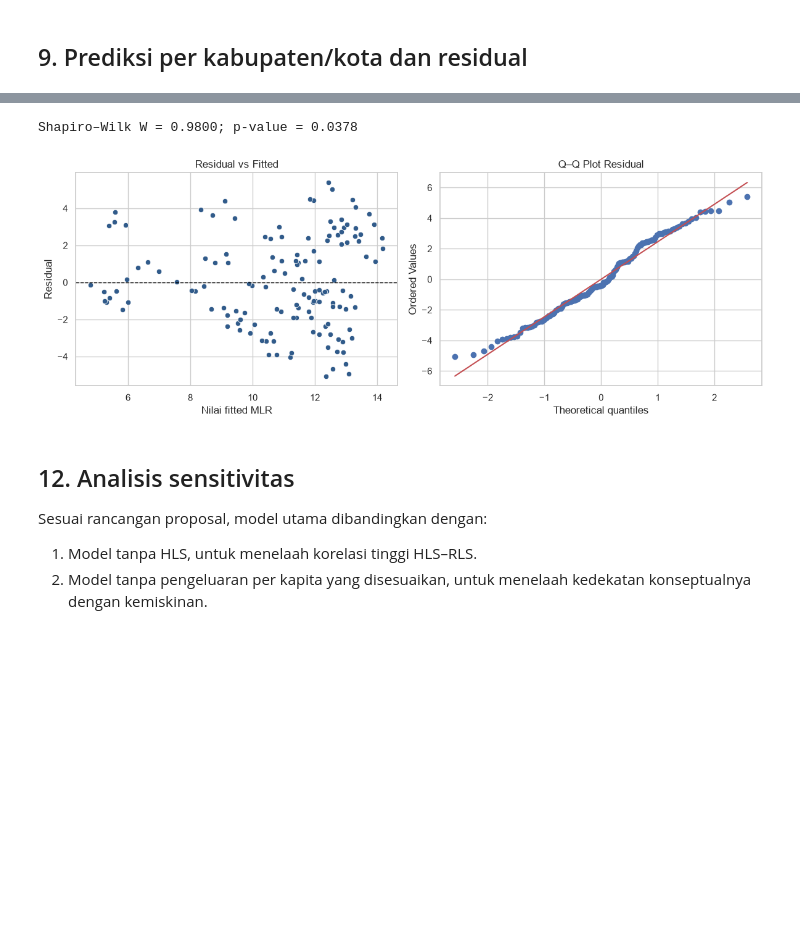
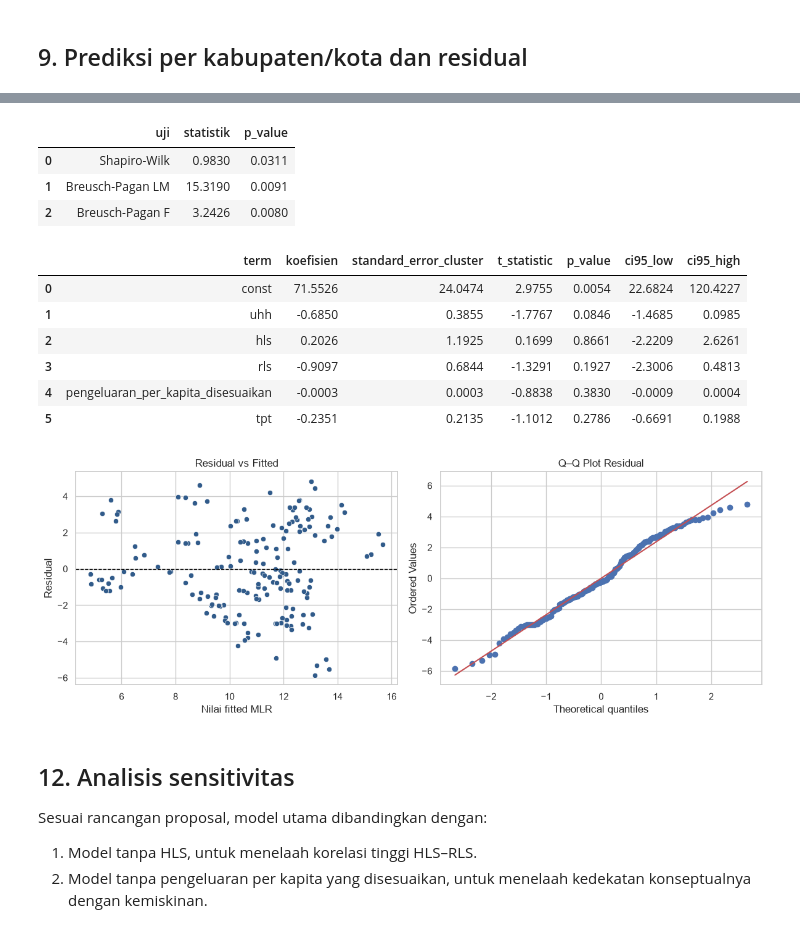
Before and after one commit to SYFDNNN/Kemiskinan-Jawa-Tengah-2020-2025, a Jupyter notebook: notebooks/pemodelan_kemiskinan_jateng.ipynb, the cells around one changed output, grey strips where cells are left out. Cells and saved outputs as stored; diff of their text form; code cells hidden in the pictures; blank space fills up the shorter version.

```diff
--- a/notebooks/pemodelan_kemiskinan_jateng.ipynb
+++ b/notebooks/pemodelan_kemiskinan_jateng.ipynb
@@ -501,7 +618,7 @@ mlr.fit(X_train, y_train)
 
 train_year_array = train_df["tahun"].to_numpy()
 expanding_year_splits = []
-for validation_year in [2021, 2022, 2023]:
+for validation_year in [2021, 2022, 2023, 2024]:
     train_indices = np.where(train_year_array < validation_year)[0]
     validation_indices = np.where(train_year_array == validation_year)[0]
     expanding_year_splits.append((train_indices, validation_indices))
@@ -515,18 +632,28 @@ rf_parameter_space = {
 }
 
 rf_search = RandomizedSearchCV(
-    estimator=RandomForestRegressor(random_state=RANDOM_STATE, n_jobs=-1),
+    estimator=RandomForestRegressor(random_state=RANDOM_STATE, n_jobs=1),
     param_distributions=rf_parameter_space,
     n_iter=20,
     scoring="neg_mean_absolute_error",
     cv=expanding_year_splits,
     random_state=RANDOM_STATE,
-    n_jobs=-1,
+    n_jobs=1,
     refit=True,
     return_train_score=True,
 )
 rf_search.fit(X_train, y_train)
 rf_best = rf_search.best_estimator_
+rf_validation_results = (
+    pd.DataFrame(rf_search.cv_results_)
+    .assign(
+        mean_validation_mae=lambda frame: -frame["mean_test_score"],
+        std_validation_mae=lambda frame: frame["std_test_score"],
+    )
+    .sort_values("rank_test_score")
+    [["rank_test_score", "mean_validation_mae", "std_validation_mae", "params"]]
+    .reset_index(drop=True)
+)
 
 print("Parameter Random Forest terbaik:")
 display(pd.Series(rf_search.best_params_, name="nilai").to_frame())
@@ -725,24 +899,59 @@ Diagnostik dilakukan pada residual data latih. Uji Shapiro–Wilk hanya menjadi
 # %%
 train_fitted_mlr = mlr.predict(X_train)
 train_residual_mlr = y_train.to_numpy() - train_fitted_mlr
 
 shapiro_statistic, shapiro_pvalue = stats.shapiro(train_residual_mlr)
-print(f"Shapiro–Wilk W = {shapiro_statistic:.4f}; p-value = {shapiro_pvalue:.4f}")
+X_train_ols = sm.add_constant(X_train.astype(float))
+ols_model = sm.OLS(y_train.to_numpy(), X_train_ols).fit()
+bp_statistic, bp_pvalue, bp_f_statistic, bp_f_pvalue = het_breuschpagan(
+    ols_model.resid, ols_model.model.exog
+)
+ols_clustered = ols_model.get_robustcov_results(
+    cov_type="cluster", groups=train_df["kode_wilayah"]
+)
+clustered_ci = ols_clustered.conf_int(alpha=0.05)
+clustered_coefficient_table = pd.DataFrame({
+    "term": X_train_ols.columns,
+    "koefisien": ols_clustered.params,
+    "standard_error_cluster": ols_clustered.bse,
+    "t_statistic": ols_clustered.tvalues,
+    "p_value": ols_clustered.pvalues,
+    "ci95_low": clustered_ci[:, 0],
+    "ci95_high": clustered_ci[:, 1],
+})
+diagnostic_tests = pd.DataFrame([
+    {"uji": "Shapiro-Wilk", "statistik": shapiro_statistic, "p_value": shapiro_pvalue},
+    {"uji": "Breusch-Pagan LM", "statistik": bp_statistic, "p_value": bp_pvalue},
+    {"uji": "Breusch-Pagan F", "statistik": bp_f_statistic, "p_value": bp_f_pvalue},
+])
+display(diagnostic_tests.round(4))
+display(clustered_coefficient_table.round(4))
 
 fig, axes = plt.subplots(1, 2, figsize=(12, 4.5))
 sns.scatterplot(x=train_fitted_mlr, y=train_residual_mlr, ax=axes[0], color="#315b8a")
 axes[0].axhline(0, color="black", linestyle="--", linewidth=1)
 axes[0].set_xlabel("Nilai fitted MLR")
 axes[0].set_ylabel("Residual")
 axes[0].set_title("Residual vs Fitted")
 
 stats.probplot(train_residual_mlr, dist="norm", plot=axes[1])
 axes[1].set_title("Q–Q Plot Residual")
 plt.tight_layout()
+save_figure("07_diagnostik_residual_mlr.png")
 plt.show()
 # %% [output]
-Shapiro–Wilk W = 0.9800; p-value = 0.0378
+|  | uji | statistik | p_value |
+| 0 | Shapiro-Wilk | 0.9830 | 0.0311 |
+| 1 | Breusch-Pagan LM | 15.3190 | 0.0091 |
+| 2 | Breusch-Pagan F | 3.2426 | 0.0080 |
+|  | term | koefisien | standard_error_cluster | t_statistic | p_value | ci95_low | ci95_high |
+| 0 | const | 71.5526 | 24.0474 | 2.9755 | 0.0054 | 22.6824 | 120.4227 |
+| 1 | uhh | -0.6850 | 0.3855 | -1.7767 | 0.0846 | -1.4685 | 0.0985 |
+| 2 | hls | 0.2026 | 1.1925 | 0.1699 | 0.8661 | -2.2209 | 2.6261 |
+| 3 | rls | -0.9097 | 0.6844 | -1.3291 | 0.1927 | -2.3006 | 0.4813 |
+| 4 | pengeluaran_per_kapita_disesuaikan | -0.0003 | 0.0003 | -0.8838 | 0.3830 | -0.0009 | 0.0004 |
+| 5 | tpt | -0.2351 | 0.2135 | -1.1012 | 0.2786 | -0.6691 | 0.1988 |
-[figure, old version]
+[figure, new version]
 # %% [markdown]
 ## 12. Analisis sensitivitas
 
```
Also changed, not shown: parts of 26 cells of this notebook, 42 other files.
